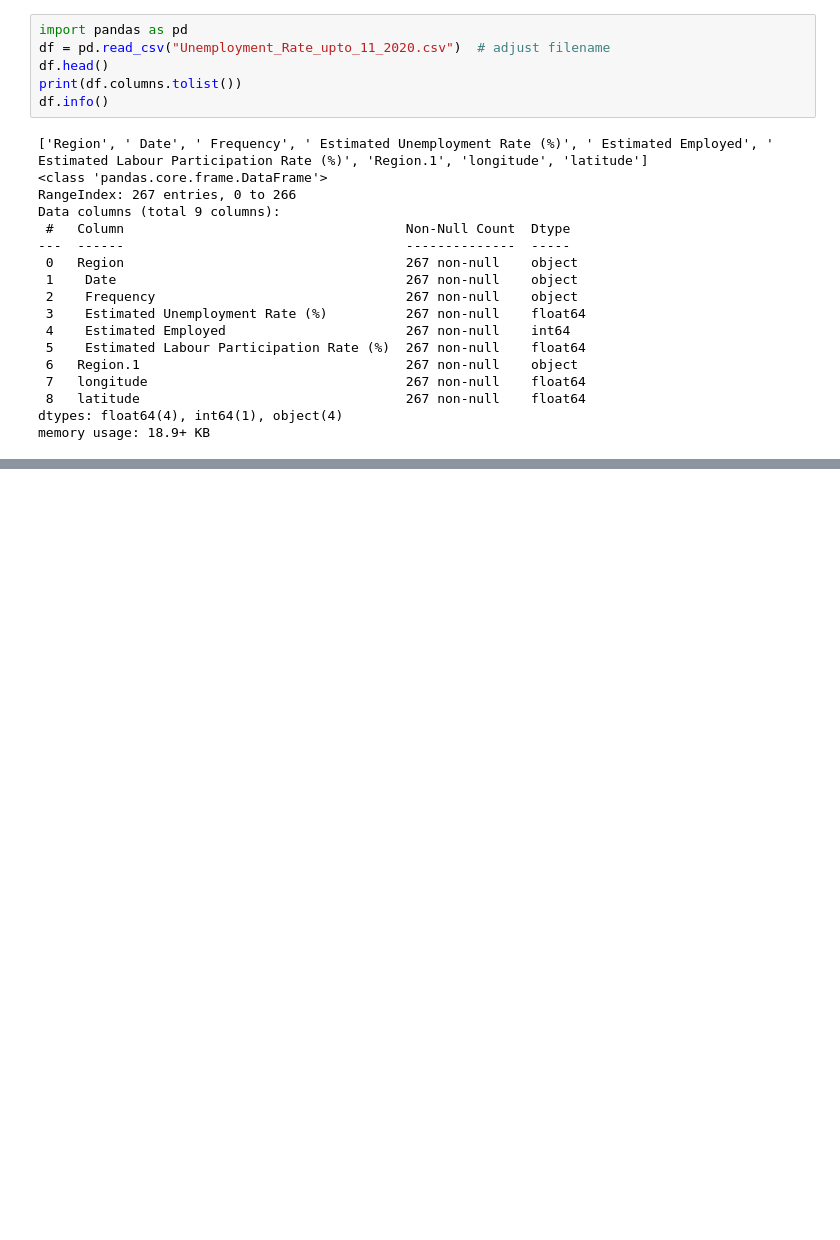
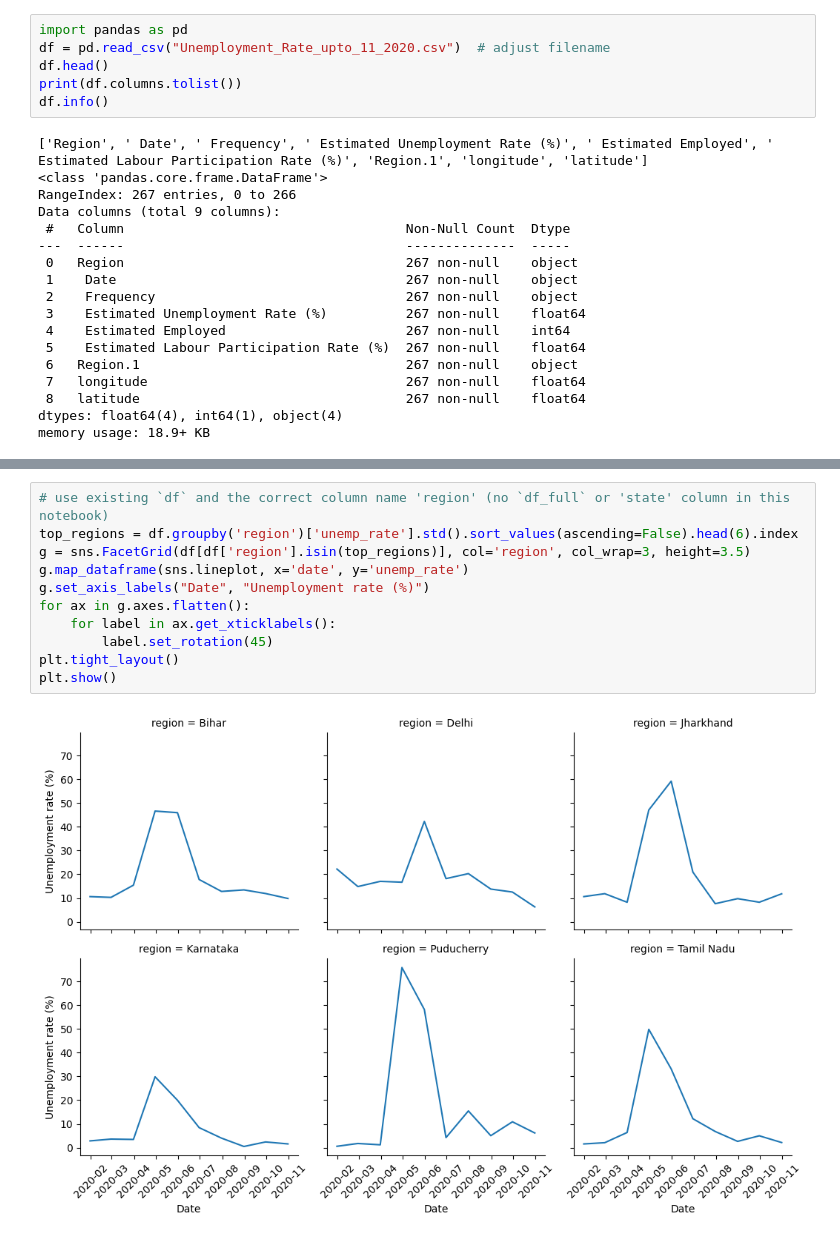
Before and after one commit to SohailAbbas830/codealpha_tasks, a Jupyter notebook: Task_02/CodeAlfa_project02.ipynb, the cells around one changed output, grey strips where cells are left out. Cells and saved outputs as stored; diff of their text form; blank space fills up the shorter version.

```diff
--- a/Task_02/CodeAlfa_project02.ipynb
+++ b/Task_02/CodeAlfa_project02.ipynb
@@ -46,0 +105,13 @@ KeyError: 'state'
+# %%
+# use existing `df` and the correct column name 'region' (no `df_full` or 'state' column in this notebook)
+top_regions = df.groupby('region')['unemp_rate'].std().sort_values(ascending=False).head(6).index
+g = sns.FacetGrid(df[df['region'].isin(top_regions)], col='region', col_wrap=3, height=3.5)
+g.map_dataframe(sns.lineplot, x='date', y='unemp_rate')
+g.set_axis_labels("Date", "Unemployment rate (%)")
+for ax in g.axes.flatten():
+	for label in ax.get_xticklabels():
+		label.set_rotation(45)
+plt.tight_layout()
+plt.show()
+# %% [output]
+[figure, added]
```
Also changed, not shown: parts of 17 cells of this notebook.
